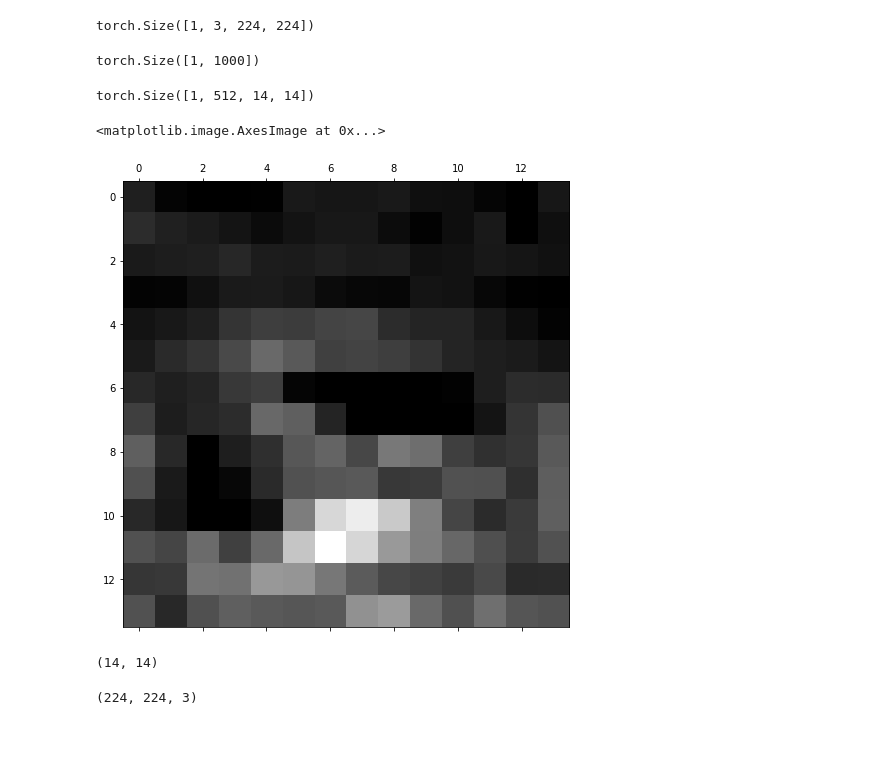
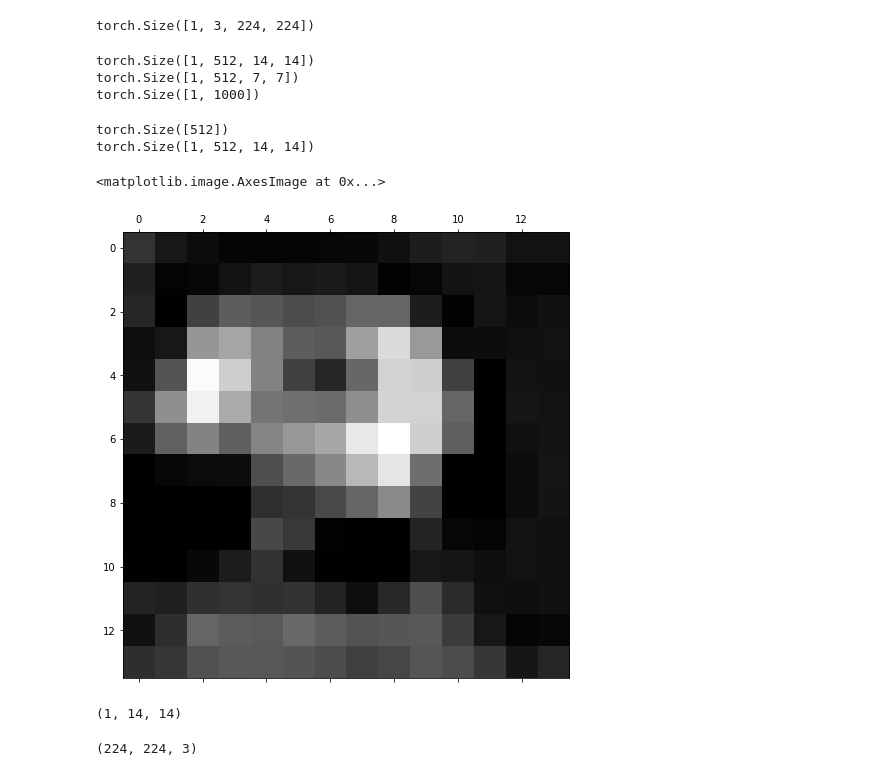
Before and after one commit to tainanboy/computer-vision-projects, a Jupyter notebook: cs231n_assignment3/NetworkVisualization-PyTorch-Work.ipynb, the cells around one changed output. Saved outputs shown, nothing was run; the diff lists cells and outputs as text; code cells hidden in the pictures; blank space fills up the shorter version.

```diff
--- a/cs231n_assignment3/NetworkVisualization-PyTorch-Work.ipynb
+++ b/cs231n_assignment3/NetworkVisualization-PyTorch-Work.ipynb
@@ -171,19 +151,32 @@ class VGG(nn.Module):
         self.classifier = self.vgg.classifier
         # placeholder for the gradients
         self.gradients = None
+        self.activations = None
 
     # hook for the gradients of the activations
     def activations_hook(self, grad):
         self.gradients = grad
 
     def forward(self, x):
+        '''
         x = self.features_conv(x)
         # register the hook
-        h = x.register_hook(self.activations_hook)
+        h = x.register_hook(self.ativations_hook)
         # apply the remaining pooling
         x = self.max_pool(x)
         x = x.view((1, -1))
         x = self.classifier(x)
+        return x
+        '''
+        for name, module in self.vgg.features._modules.items():
+            x = module(x)
+            if name == str(35):
+                self.activations = x
+                x.register_hook(self.activations_hook)
+                print(x.shape)
+        print(x.shape)
+        x = x.view(x.shape[0], -1)
+        x = self.vgg.classifier(x)
         return x
 
     # method for the gradient extraction
@@ -192,10 +185,10 @@ class VGG(nn.Module):
 
     # method for the activation exctraction
     def get_activations(self, x):
-        return self.features_conv(x)
+        return self.activations
 # %%
 from PIL import Image
-img = Image.open("car.jpg")
+img = Image.open("puppy.jpg")
 img = preprocess(img)
 # %%
 img.shape
@@ -212,46 +205,52 @@ vgg.eval()
 #pred = vgg(img).argmax(dim=1)
 pred = vgg(img)
 print(pred.shape)
+targets = torch.LongTensor([207])
 # %% [output]
+torch.Size([1, 512, 14, 14])
+torch.Size([1, 512, 7, 7])
 torch.Size([1, 1000])
 # %%
 # get the gradient of the output with respect to the parameters of the model
-pred[:, 817].backward()
+pred = pred.gather(1, targets.view(-1, 1)).squeeze()
+pred.backward(torch.ones(img.shape[0]))
 
 # pull the gradients out of the model
 gradients = vgg.get_activations_gradient()
 
 # pool the gradients across the channels
 pooled_gradients = torch.mean(gradients, dim=[0, 2, 3])
+print(pooled_gradients.shape)
 
 # get the activations of the last convolutional layer
 activations = vgg.get_activations(img).detach()
 print(activations.shape)
 
 # weight the channels by corresponding gradients
 for i in range(activations.shape[1]):
-    activations[:, i, :, :] *= pooled_gradients[i]
+    activations[:, i, :, :] *= (pooled_gradients[i])
 
 # average the channels of the activations
-heatmap = torch.mean(activations, dim=1).squeeze()
+heatmap = torch.mean(activations, dim=1)
 
 # relu on top of the heatmap
 # expression (2) in https://arxiv.org/pdf/1610.02391.pdf
-heatmap = np.maximum(heatmap, 0)
+heatmap = torch.clamp(heatmap, min=0)
 
 # normalize the heatmap
-heatmap /= torch.max(heatmap)
+#heatmap /= torch.max(heatmap)
 
 # draw the heatmap
 plt.matshow(heatmap.squeeze())
 # %% [output]
+torch.Size([512])
 torch.Size([1, 512, 14, 14])
 <matplotlib.image.AxesImage at 0x...>
-[figure, old version]
+[figure, new version]
 # %%
 heatmap = heatmap.numpy()
 print(heatmap.shape)
 # %% [output]
-(14, 14)
+(1, 14, 14)
 # %%
 import cv2
```
Also changed, not shown: parts of 3 cells of this notebook.
